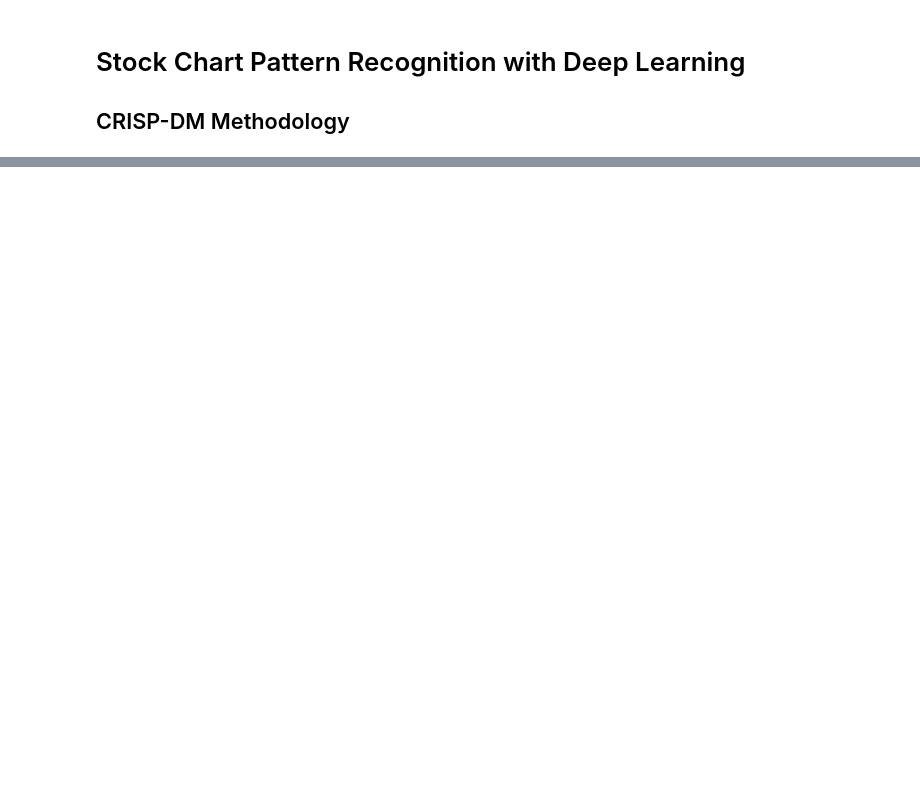
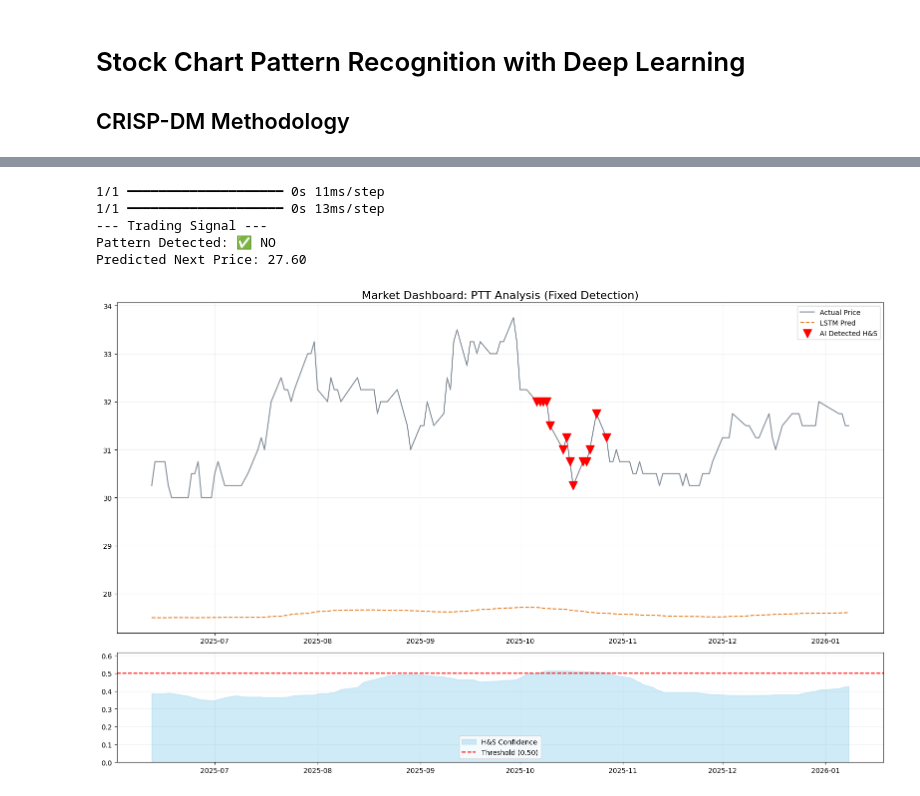
Before and after one commit to hilmanyusoh/Stock-market-chart-pattern-recognition-using-deep-learning, a Jupyter notebook: stock_pattern/code/detect_h&d_dl.ipynb, the cells around one changed output, grey strips where cells are left out. Cells and saved outputs as stored; diff of their text form; code cells hidden in the pictures; blank space fills up the shorter version.

```diff
--- a/stock_pattern/code/detect_h&d_dl.ipynb
+++ b/stock_pattern/code/detect_h&d_dl.ipynb
@@ -221,0 +300,51 @@ VALUES (%s, %s, toTimestamp(now()), %s)
+# %%
+# ดึงข้อมูลล่าสุดมาทายผล
+last_window = scaled_data[-SEQ_LENGTH:].reshape(1, SEQ_LENGTH, 1)
+is_hs = cnn_model.predict(last_window)[0][0] > 0.5
+next_price = scaler.inverse_transform(lstm_model.predict(last_window))[0][0]
+
+print(f"--- Trading Signal ---")
+print(f"Pattern Detected: {'⚠️ YES (Bearish H&S)' if is_hs else '✅ NO'}")
+print(f"Predicted Next Price: {next_price:.2f}")
+# %% [output]
+1/1 ━━━━━━━━━━━━━━━━━━━━ 0s 11ms/step
+1/1 ━━━━━━━━━━━━━━━━━━━━ 0s 13ms/step
+--- Trading Signal ---
+Pattern Detected: ✅ NO
+Predicted Next Price: 27.60
+# %%
+import matplotlib.gridspec as gridspec
+
+test_dates = df['time'].iloc[split + SEQ_LENGTH:].reset_index(drop=True)
+test_actual = df['close'].iloc[split + SEQ_LENGTH:].reset_index(drop=True)
+p_preds_rescaled = scaler.inverse_transform(p_preds).flatten()
+
+plt.figure(figsize=(16, 10))
+gs = gridspec.GridSpec(2, 1, height_ratios=[3, 1])
+
+# Subplot 1: Price and Detection Arrows
+ax0 = plt.subplot(gs[0])
+ax0.plot(test_dates, test_actual, label='Actual Price', color='#2c3e50', alpha=0.6)
+ax0.plot(test_dates, p_preds_rescaled, label='LSTM Pred', color='#e67e22', linestyle='--')
+
+# ปักหมุดจุดที่ความมั่นใจชนะ Dynamic Threshold
+hs_indices = np.where(pat_probs.flatten() > dynamic_threshold)[0]
+ax0.scatter(test_dates.iloc[hs_indices], test_actual.iloc[hs_indices],
+            color='red', marker='v', s=150, label='AI Detected H&S', zorder=5)
+
+ax0.set_title(f"Market Dashboard: {SYMBOL} Analysis (Fixed Detection)", fontsize=16)
+ax0.legend()
+ax0.grid(True, alpha=0.2)
+
+# Subplot 2: Confidence Area
+ax1 = plt.subplot(gs[1], sharex=ax0)
+ax1.fill_between(test_dates, pat_probs.flatten(), color='skyblue', alpha=0.4, label='H&S Confidence')
+ax1.axhline(y=dynamic_threshold, color='red', linestyle='--', label=f'Threshold ({dynamic_threshold:.2f})')
+ax1.set_ylim(0, max(pat_probs.max() * 1.2, 0.5)) # ปรับ Scale ให้เห็นชัดขึ้น
+ax1.legend()
+ax1.grid(True, alpha=0.2)
+
+plt.tight_layout()
+plt.show()
+# %% [output]
+[figure, added]
```
Also changed, not shown: parts of 69 cells of this notebook, 3 other files.
